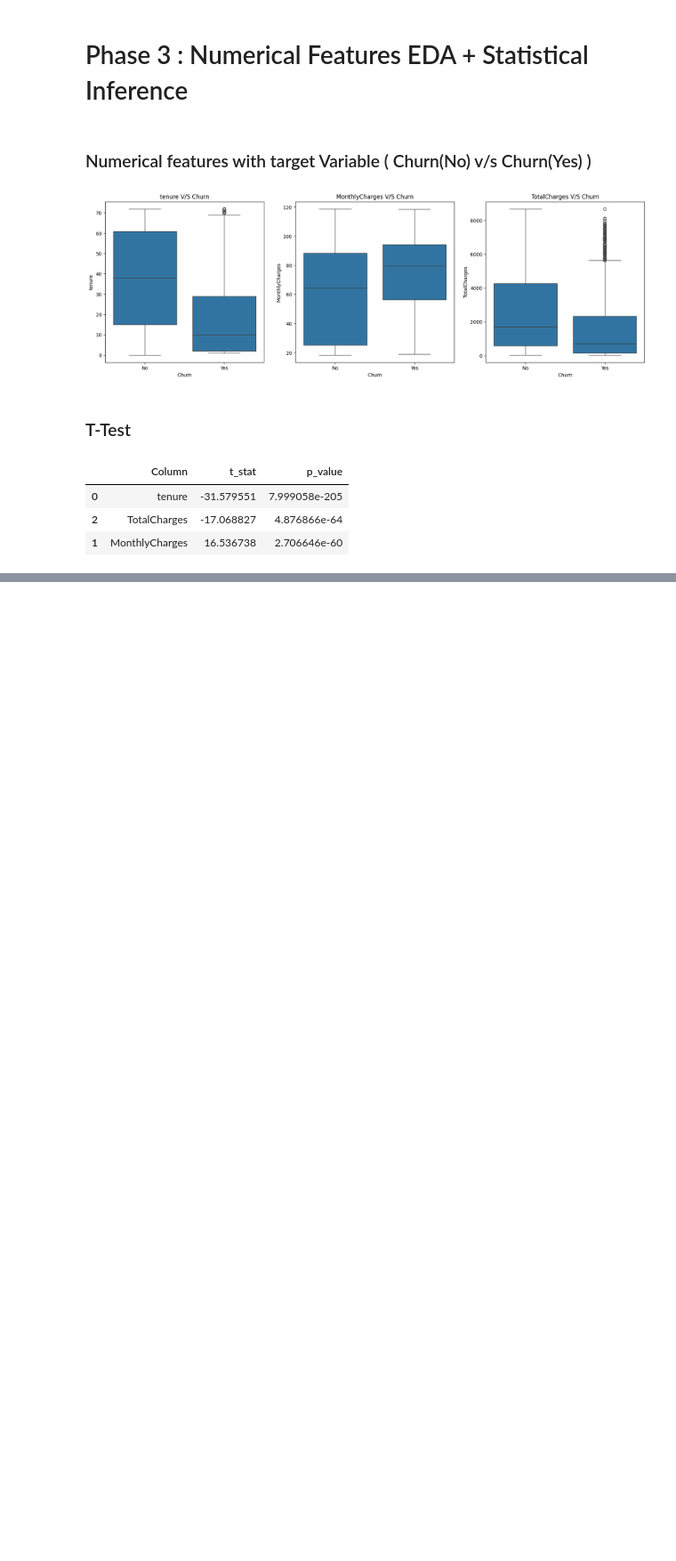
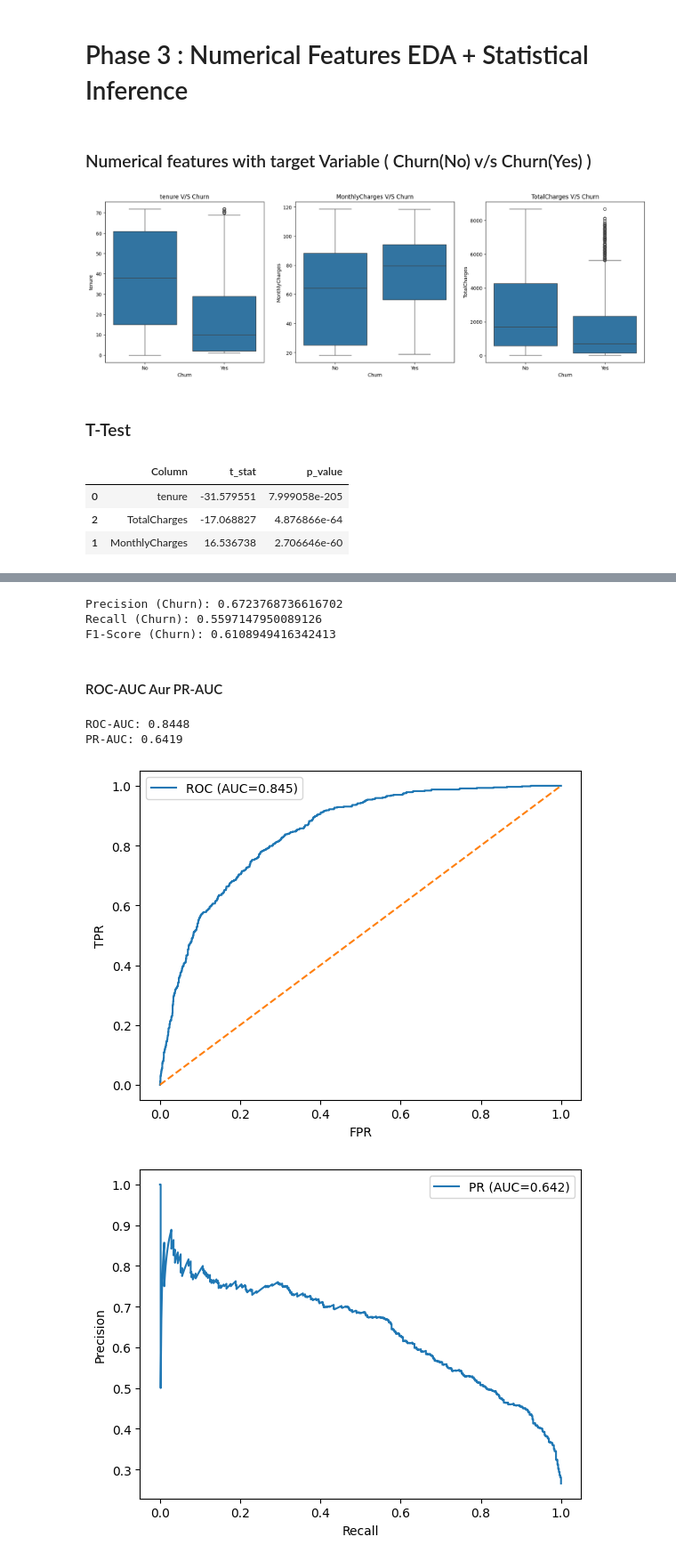
Before and after one commit to Itz-Me-Sumit/Data-Science, a Jupyter notebook: 7_Machine_Learning/3_Logistic_Regression/project/Teleco Customer Churn.ipynb, the cells around one changed output, grey strips where cells are left out. Shown at 89% size. Saved outputs shown, nothing was run; the diff lists cells and outputs as text; code cells hidden in the pictures; blank space fills up the shorter version.

```diff
--- a/7_Machine_Learning/3_Logistic_Regression/project/Teleco Customer Churn.ipynb
+++ b/7_Machine_Learning/3_Logistic_Regression/project/Teleco Customer Churn.ipynb
@@ -191,0 +693,37 @@ pd.DataFrame(T_Test).sort_values("p_value")
+# %%
+from sklearn.metrics import precision_score, recall_score, f1_score
+
+print("Precision (Churn):", precision_score(y_test, y_pred_sklearn))
+print("Recall (Churn):", recall_score(y_test, y_pred_sklearn))
+print("F1-Score (Churn):", f1_score(y_test, y_pred_sklearn))
+# %% [output]
+Precision (Churn): 0.6723768736616702
+Recall (Churn): 0.5597147950089126
+F1-Score (Churn): 0.6108949416342413
+# %% [markdown]
+#### ROC-AUC Aur PR-AUC
+# %%
+from sklearn.metrics import roc_auc_score, average_precision_score, roc_curve, precision_recall_curve
+
+roc_auc = roc_auc_score(y_test, y_prob_sklearn)
+pr_auc = average_precision_score(y_test, y_prob_sklearn)
+
+print(f"ROC-AUC: {roc_auc:.4f}")
+print(f"PR-AUC: {pr_auc:.4f}")
+# %% [output]
+ROC-AUC: 0.8448
+PR-AUC: 0.6419
+# %%
+fpr, tpr, _ = roc_curve(y_test, y_prob_sklearn)
+plt.plot(fpr, tpr, label=f'ROC (AUC={roc_auc:.3f})')
+plt.plot([0,1],[0,1],'--')
+plt.xlabel('FPR'); plt.ylabel('TPR'); plt.legend()
+plt.show()
+
+precisions, recalls, _ = precision_recall_curve(y_test, y_prob_sklearn)
+plt.plot(recalls, precisions, label=f'PR (AUC={pr_auc:.3f})')
+plt.xlabel('Recall'); plt.ylabel('Precision'); plt.legend()
+plt.show()
+# %% [output]
+[figure, added]
+[figure, added]
```
Also changed, not shown: parts of 74 cells of this notebook.
